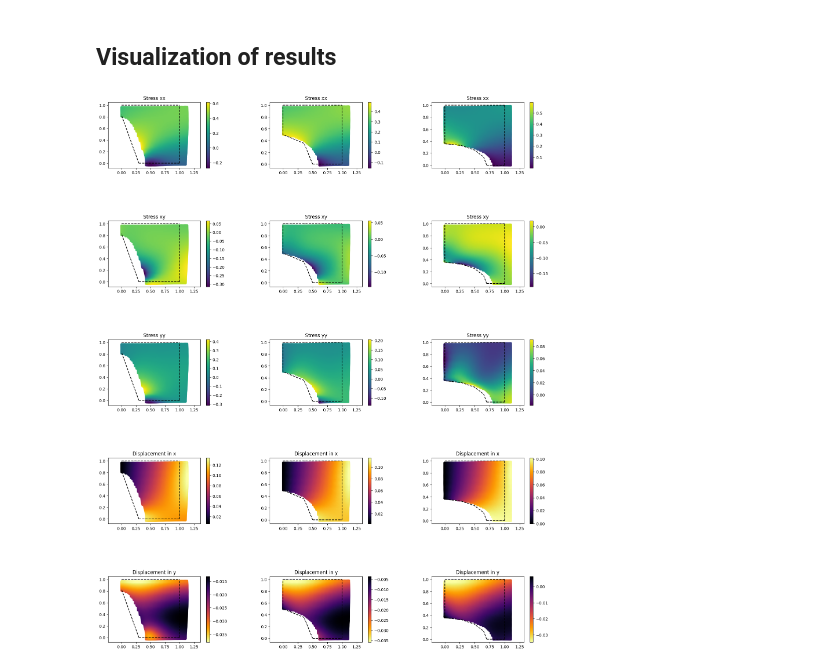
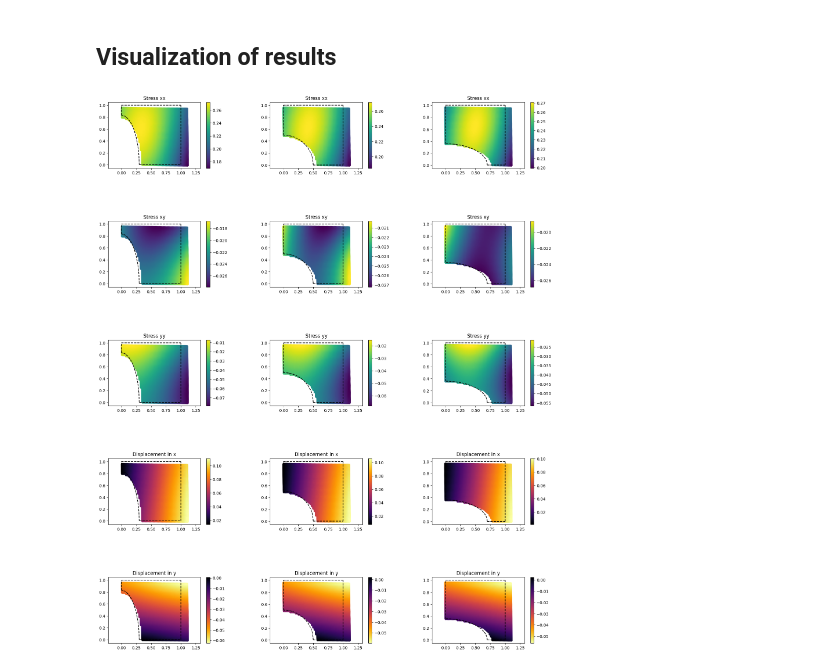
Before and after one commit to meyer-nils/numerical_examples, a Jupyter notebook: plate_hole_2d/ElliCHANGEDtorch.ipynb, the cells around one changed output. Drawn from its saved outputs; the diff is of its cells as text; code cells hidden in the pictures.

```diff
--- a/plate_hole_2d/ElliCHANGEDtorch.ipynb
+++ b/plate_hole_2d/ElliCHANGEDtorch.ipynb
@@ -339,33 +335,35 @@ def create_plot():
 
     radii = [
         (0.3, 0.8333333333333334),
         (0.5, 0.5),
         (0.7, 0.35714285714285715)
     ]
 
     for j in range(3):
         k = j+1
         new_val_x, new_val_y = delete_points_inside_the_hole(val_domain, radii[j][0], radii[j][1])
-        new_def_val_x, new_def_val_y, _, _, disp, stress = compute_model_prediction(new_val_x, new_val_y, torch.tensor(radii[j][0]))
+        new_val_r =  radii[j][0]*torch.ones_like(new_val_x)
+        new_def_val_x, new_def_val_y, _, _, disp, stress = compute_model_prediction(new_val_x, new_val_y, new_val_r)
+        #new_def_val_x, new_def_val_y, _, _, disp, stress = compute_model_prediction(new_val_x, new_val_y, torch.tensor(radii[j][0]))
 
         tuples = [
             (stress[:, 0, 0], "Stress xx", "viridis"),
             (stress[:, 0, 1], "Stress xy", "viridis"),
             (stress[:, 1, 1], "Stress yy", "viridis"),
             (disp[:, 0], "Displacement in x", "inferno"),
             (disp[:, 1], "Displacement in y", "inferno_r")
         ]
         for i in range(5):
             plt.subplot(5,3,k)
             k += 3
             p1 = Plate(*radii[j], L, P)
-            data_points = p1.generate_dataset(*radii[j], L, N)
+            data_points = p1.generate_dataset_test(*radii[j], L, N)
             create_subplot(new_def_val_x,new_def_val_y,*tuples[i],data_points[1])
     plt.subplots_adjust(top = 3.99, right = 2.49, hspace=0.8, wspace=0.4)
     #plt.suptitle("Validation with different radius")
     plt.show
 
 
 create_plot()
 # %% [output]
-[figure, old version]
+[figure, new version]
```
Also changed, not shown: parts of 3 cells of this notebook.
